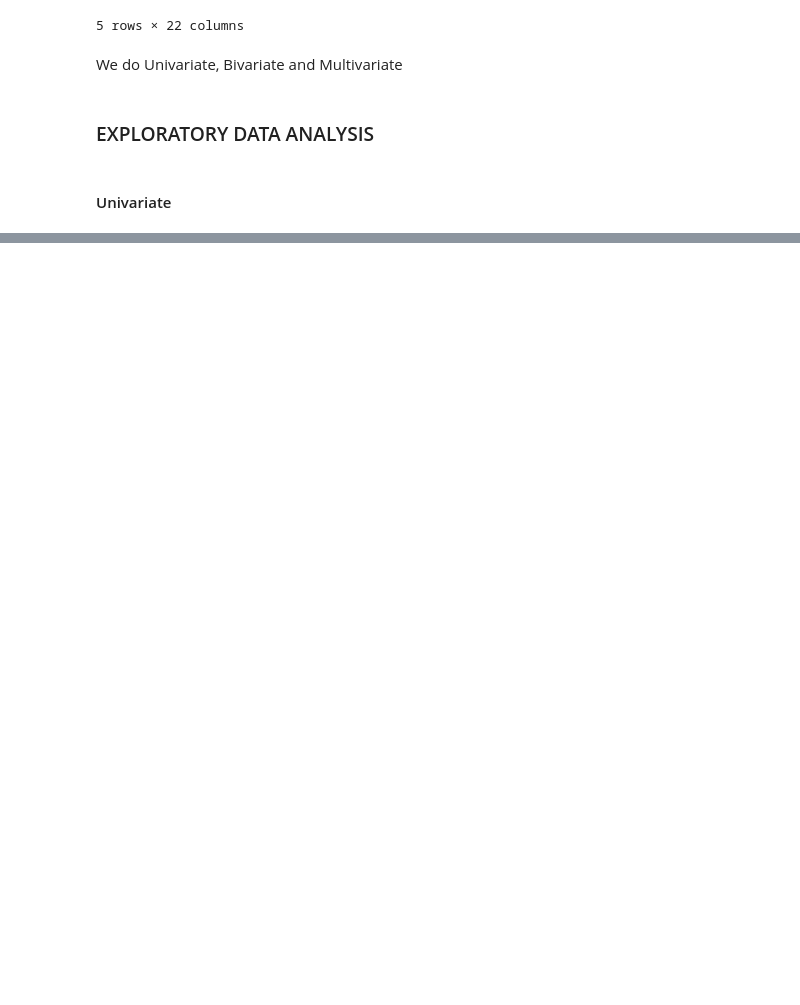
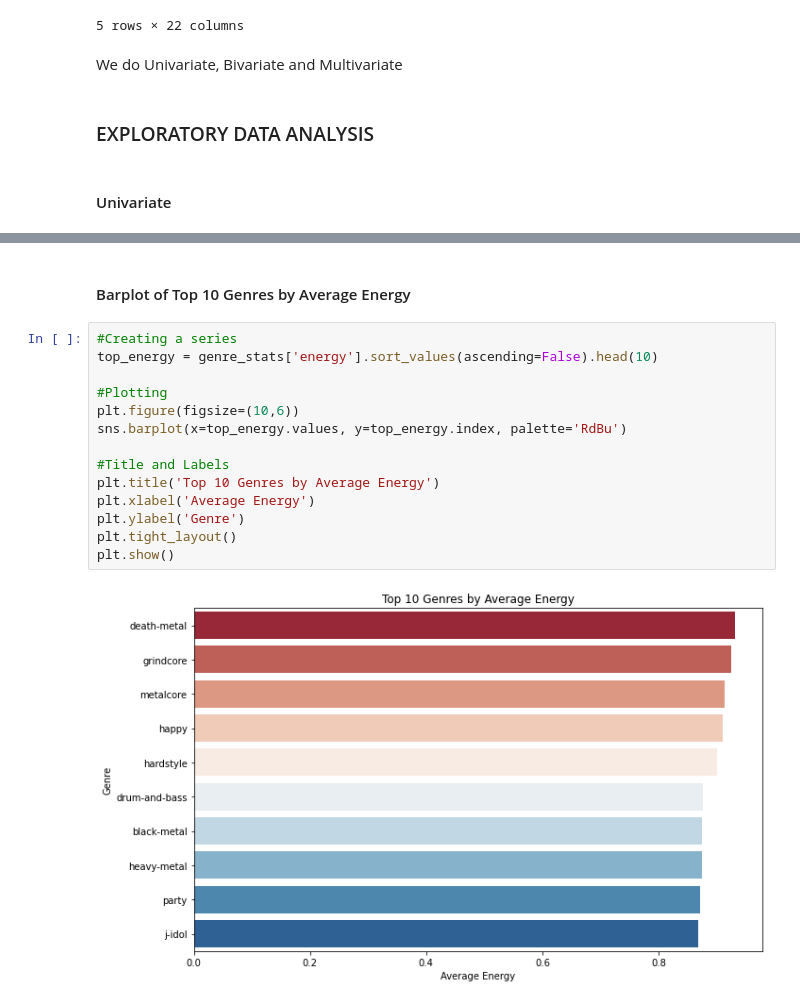
Before and after one commit to C-3DevO/spotify_analysis, a Jupyter notebook: music.ipynb, the cells around one changed output, grey strips where cells are left out. Saved outputs shown, nothing was run; the diff lists cells and outputs as text; blank space fills up the shorter version.

```diff
--- a/music.ipynb
+++ b/music.ipynb
@@ -391,0 +471,18 @@ plt.show()
+# %% [markdown]
+#### Barplot of Top 10 Genres by Average Energy
+# %%
+#Creating a series
+top_energy = genre_stats['energy'].sort_values(ascending=False).head(10)
+
+#Plotting
+plt.figure(figsize=(10,6))
+sns.barplot(x=top_energy.values, y=top_energy.index, palette='RdBu')
+
+#Title and Labels
+plt.title('Top 10 Genres by Average Energy')
+plt.xlabel('Average Energy')
+plt.ylabel('Genre')
+plt.tight_layout()
+plt.show()
+# %% [output]
+[figure, added]
```
Also changed, not shown: parts of 25 cells of this notebook.
